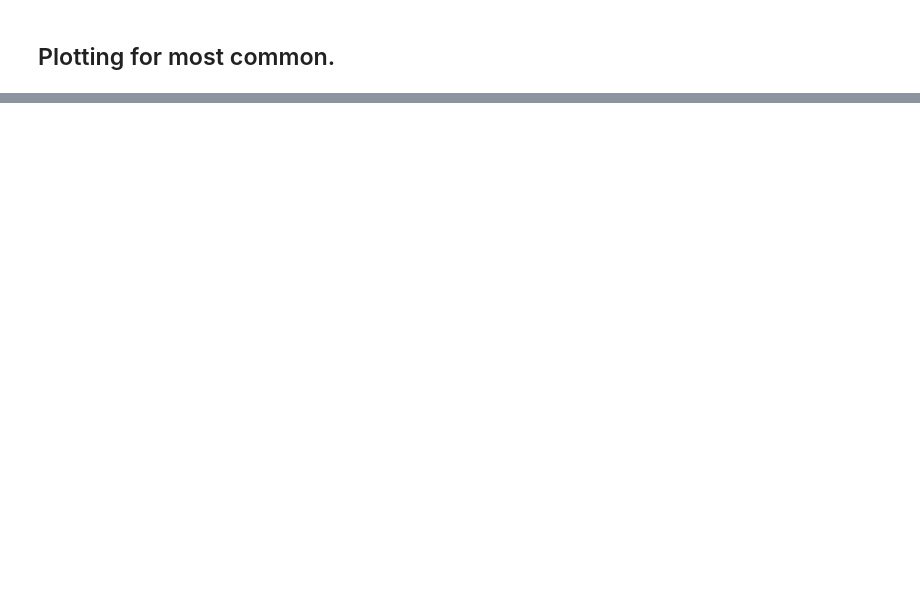
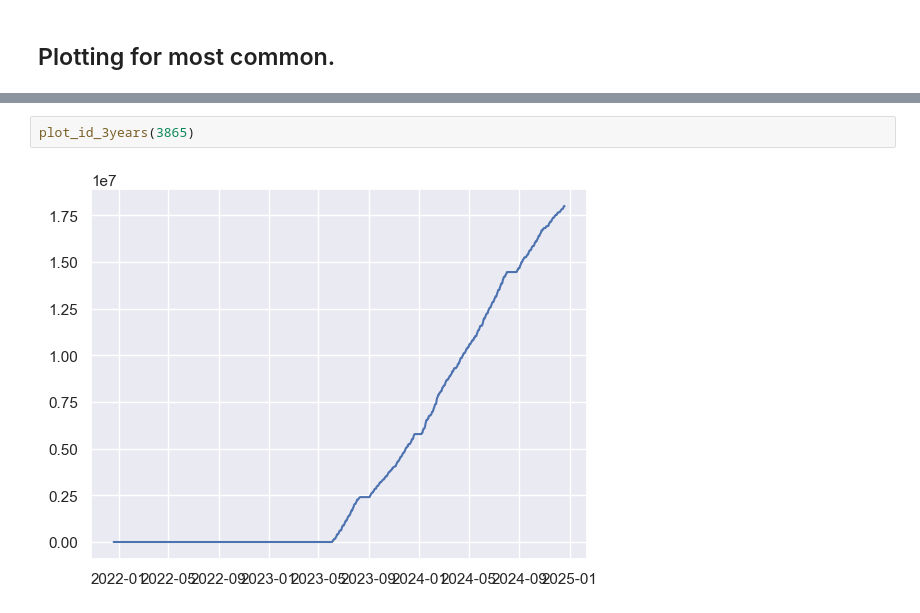
Before and after one commit to akselgs/Modern_ML_85, a Jupyter notebook: A_EDA_data_exploration.ipynb, the cells around one changed output, grey strips where cells are left out. Drawn from its saved outputs; the diff is of its cells as text; blank space fills up the shorter version.

```diff
--- a/A_EDA_data_exploration.ipynb
+++ b/A_EDA_data_exploration.ipynb
@@ -65,0 +91,4 @@ plot_id_3years(2130)
+# %%
+plot_id_3years(3865)
+# %% [output]
+[figure, added]
```
Also changed, not shown: parts of 7 cells of this notebook, 1 other file.
